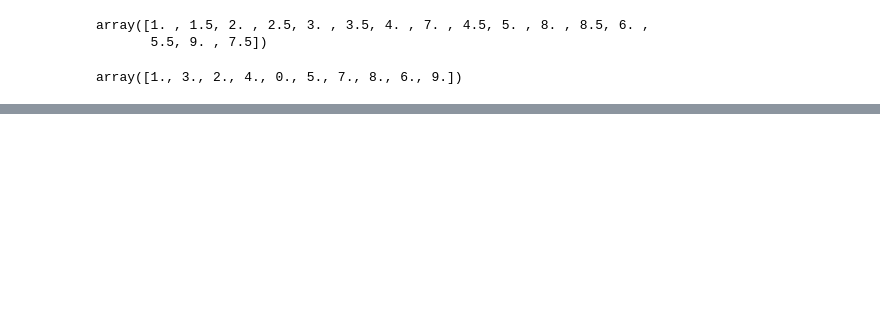
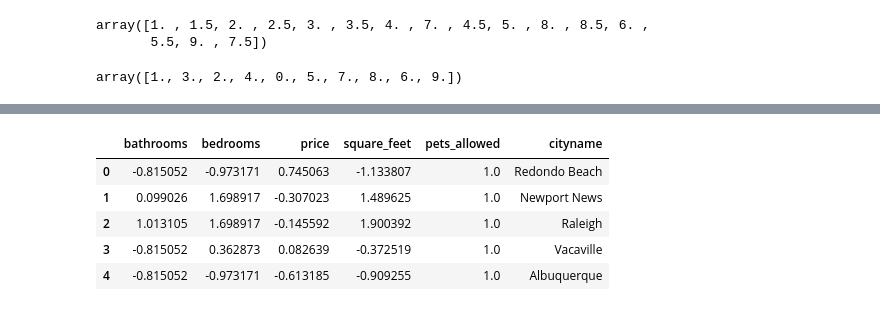
Before and after one commit to hdiazf/machine_learning_2, a Jupyter notebook: notebook/Tarea1_.ipynb, the cells around one changed output, grey strips where cells are left out. Saved outputs shown, nothing was run; the diff lists cells and outputs as text; code cells hidden in the pictures; blank space fills up the shorter version.

```diff
--- a/notebook/Tarea1_.ipynb
+++ b/notebook/Tarea1_.ipynb
@@ -357,0 +387,10 @@ ValueError: could not convert string to float: 'Redondo Beach'
+# %%
+df_ajustado = pd.concat([scaled_df,df_categ], axis = 1)
+df_ajustado.head()
+# %% [output]
+|  | bathrooms | bedrooms | price | square_feet | pets_allowed | cityname |
+| 0 | -0.815052 | -0.973171 | 0.745063 | -1.133807 | 1.0 | Redondo Beach |
+| 1 | 0.099026 | 1.698917 | -0.307023 | 1.489625 | 1.0 | Newport News |
+| 2 | 1.013105 | 1.698917 | -0.145592 | 1.900392 | 1.0 | Raleigh |
+| 3 | -0.815052 | 0.362873 | 0.082639 | -0.372519 | 1.0 | Vacaville |
+| 4 | -0.815052 | -0.973171 | -0.613185 | -0.909255 | 1.0 | Albuquerque |
```
Also changed, not shown: parts of 13 cells of this notebook.
